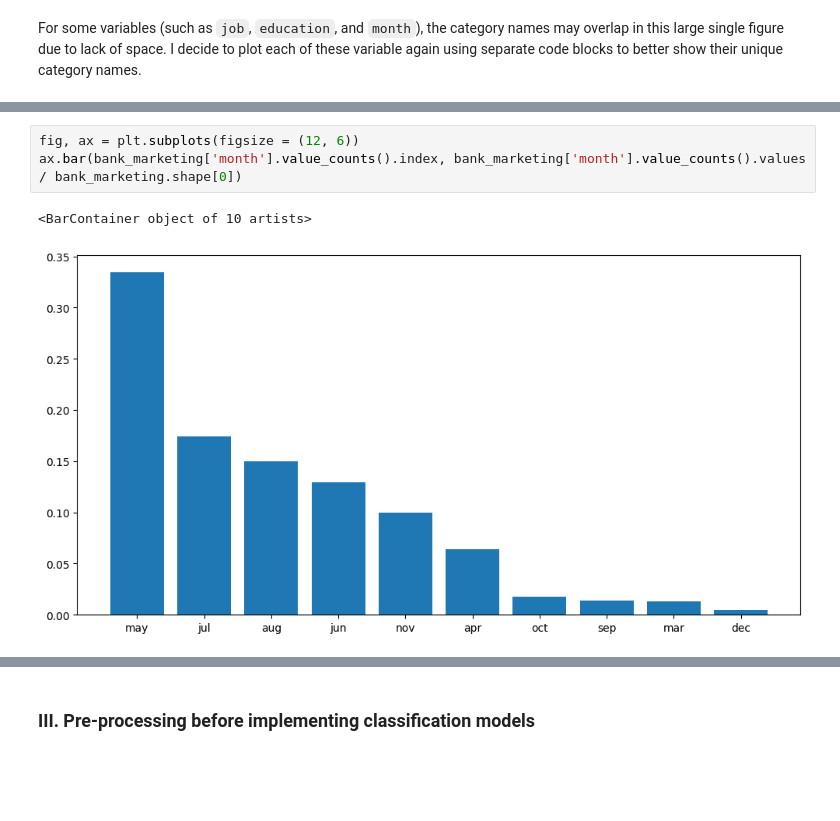
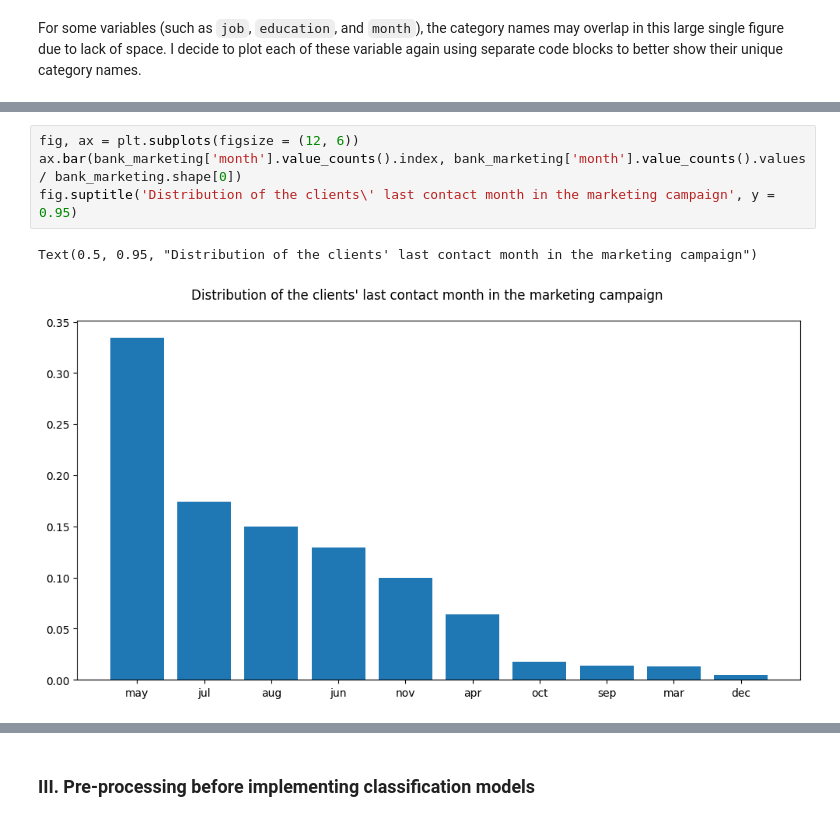
Before and after one commit to thaianle/bank-marketing, a Jupyter notebook: bank-marketing.ipynb, the cells around one changed output, grey strips where cells are left out. Drawn from its saved outputs; the diff is of its cells as text; blank space fills up the shorter version.

```diff
--- a/bank-marketing.ipynb
+++ b/bank-marketing.ipynb
@@ -343,6 +347,7 @@ ax.bar(bank_marketing['education'].value_counts().index, bank_marketing['educati
 # %%
 fig, ax = plt.subplots(figsize = (12, 6))
 ax.bar(bank_marketing['month'].value_counts().index, bank_marketing['month'].value_counts().values / bank_marketing.shape[0])
+fig.suptitle('Distribution of the clients\' last contact month in the marketing campaign', y = 0.95)
 # %% [output]
-<BarContainer object of 10 artists>
+Text(0.5, 0.95, "Distribution of the clients' last contact month in the marketing campaign")
-[figure, old version]
+[figure, new version]
```
Also changed, not shown: parts of 9 cells of this notebook.
